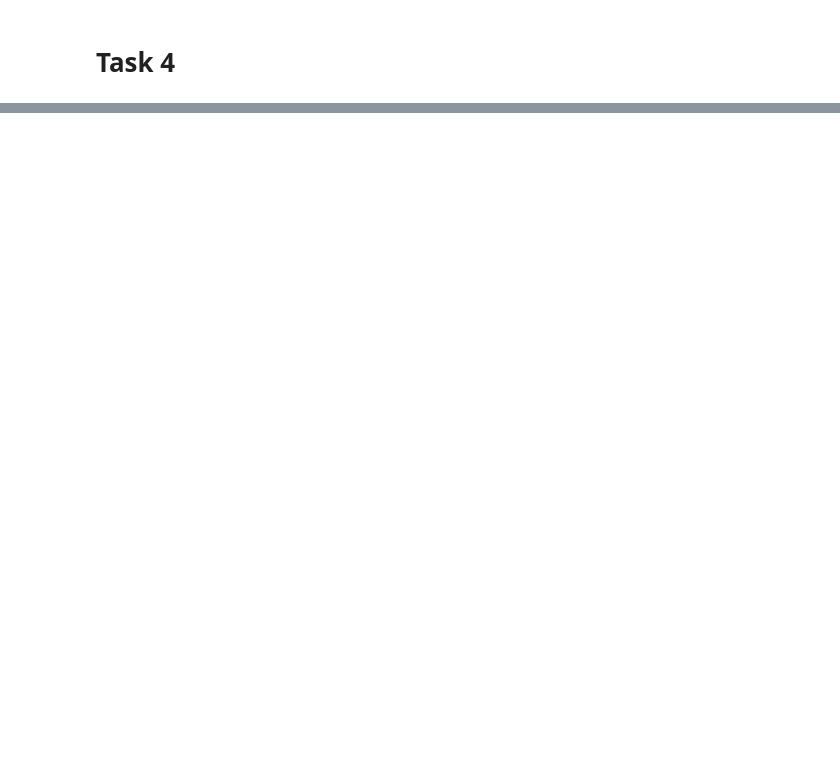
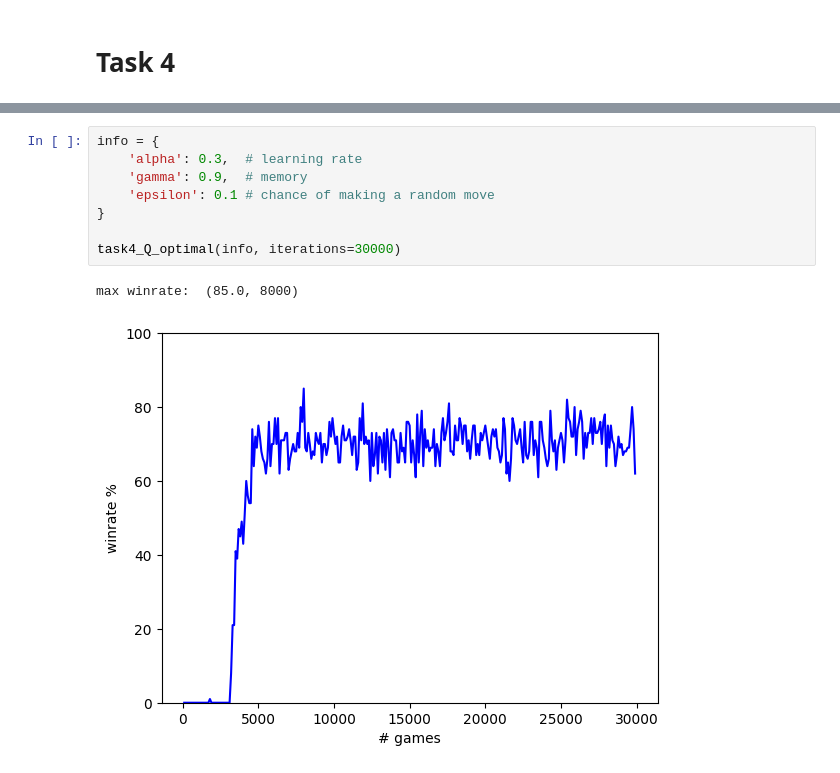
Before and after one commit to CarachinoAlessio/computational_intelligence, a Jupyter notebook: lab3/lab3_nim.ipynb, the cells around one changed output, grey strips where cells are left out. Cells and saved outputs as stored; diff of their text form; blank space fills up the shorter version.

Commit message:
added RL against optimal

```diff
--- a/lab3/lab3_nim.ipynb
+++ b/lab3/lab3_nim.ipynb
@@ -140,0 +141,11 @@ max winrate:  (95.0, 1300)
+# %%
+info = {
+    'alpha': 0.3,  # learning rate
+    'gamma': 0.9,  # memory
+    'epsilon': 0.1 # chance of making a random move
+}
+
+task4_Q_optimal(info, iterations=30000)
+# %% [output]
+max winrate:  (85.0, 8000)
+[figure, added]
```
Also changed, not shown: parts of 4 cells of this notebook, 3 other files.
